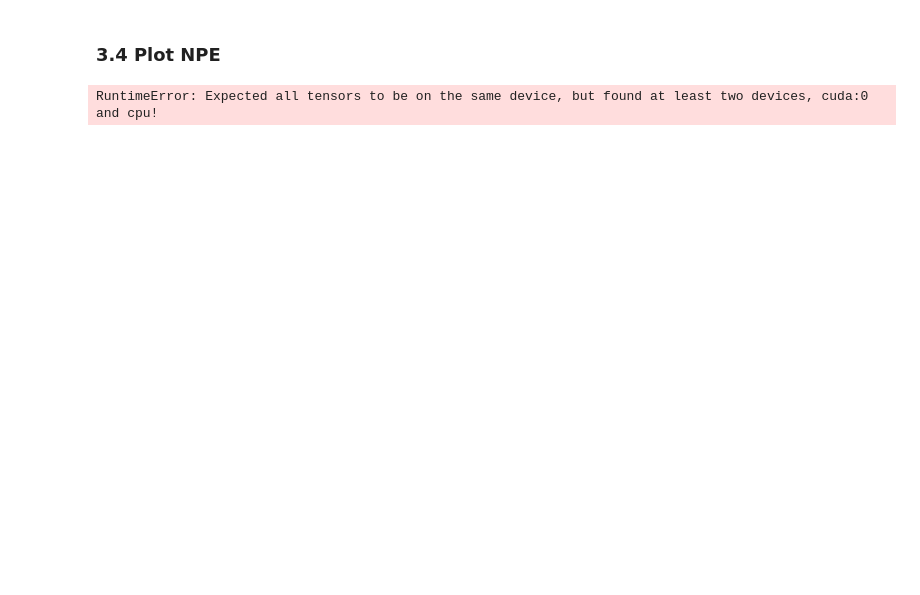
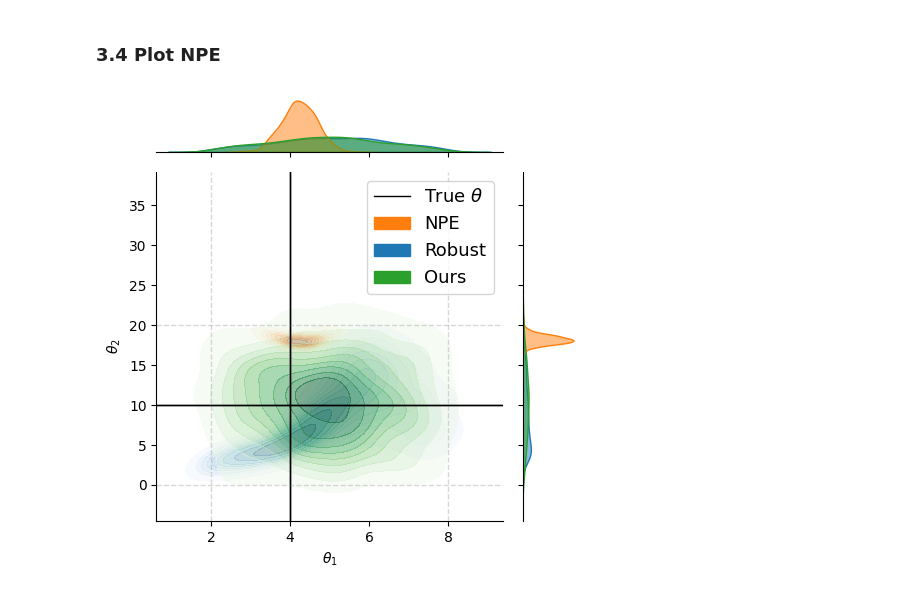
Before and after one commit to ymnglli/efficient-robust-sbi, a Jupyter notebook: notebooks/analysis.ipynb, the cells around one changed output. Cells and saved outputs as stored; diff of their text form; code cells hidden in the pictures; blank space fills up the shorter version.

Commit message:
Add plots

```diff
--- a/notebooks/analysis.ipynb
+++ b/notebooks/analysis.ipynb
@@ -519,6 +538,11 @@ def load_abc_posteriors(degree=0, sample_size=128, sample=0):
 # %%
 def load_npe_posteriors(degree, sample_size, sample):
     obs = load_ricker_obs(degree)
+
+    normal_root = f"../objects/NPE/ricker/degree={degree:.1f}_none_beta={beta}_theta={theta_gt_str}_num={n_samples_npe}_size={sample_size}/{sample}"
+    _, _, posterior_npe = load_npe_models(root_name=normal_root, device=device)
+    posterior_npe_samps = sample_posteriors(posterior_npe, obs, n_samples_npe, n_realizations)
+
     robust_root = f"../objects/NPE/ricker/degree={degree:.1f}_mmd_beta={beta}_theta={theta_gt_str}_num={n_samples_npe}_size={sample_size}/{sample}"
     _, _, posterior_robust_npe = load_npe_models(root_name=robust_root, device=device)
     posterior_robust_samps = sample_posteriors(posterior_robust_npe, obs, n_samples_npe, n_realizations)
@@ -527,7 +551,7 @@ def load_npe_posteriors(degree, sample_size, sample):
     _, _, posterior_efficient_npe = load_npe_models(root_name=efficient_root, device=device)
     posterior_efficient_samps = sample_posteriors(posterior_efficient_npe, obs, n_samples_npe, n_realizations)
 
-    return posterior_robust_samps, posterior_efficient_samps
+    return posterior_npe_samps, posterior_robust_samps, posterior_efficient_samps
 # %% [markdown]
 ### 3.3 Plot ABC
 # %%
@@ -554,12 +567,12 @@ for i in range(10):
 # %% [markdown]
 ### 3.4 Plot NPE
 # %%
-target_degree = 0
-ss = 256
-i = 0
+target_degree = 0.1
+ss = 128
+i = 3
 
-post_npe_rs, post_npe_eff = load_npe_posteriors(target_degree, ss, i)
+post_npe, post_npe_rs, post_npe_eff = load_npe_posteriors(target_degree, ss, i)
 
-plot_posterior_joints(robust=post_npe_rs, efficient=post_npe_eff)
+plot_posterior_joints(normal=post_npe, robust=post_npe_rs, efficient=post_npe_eff)
 # %% [output]
-RuntimeError: Expected all tensors to be on the same device, but found at least two devices, cuda:0 and cpu!
+[figure, added]
```
Also changed, not shown: parts of 2 cells of this notebook.
